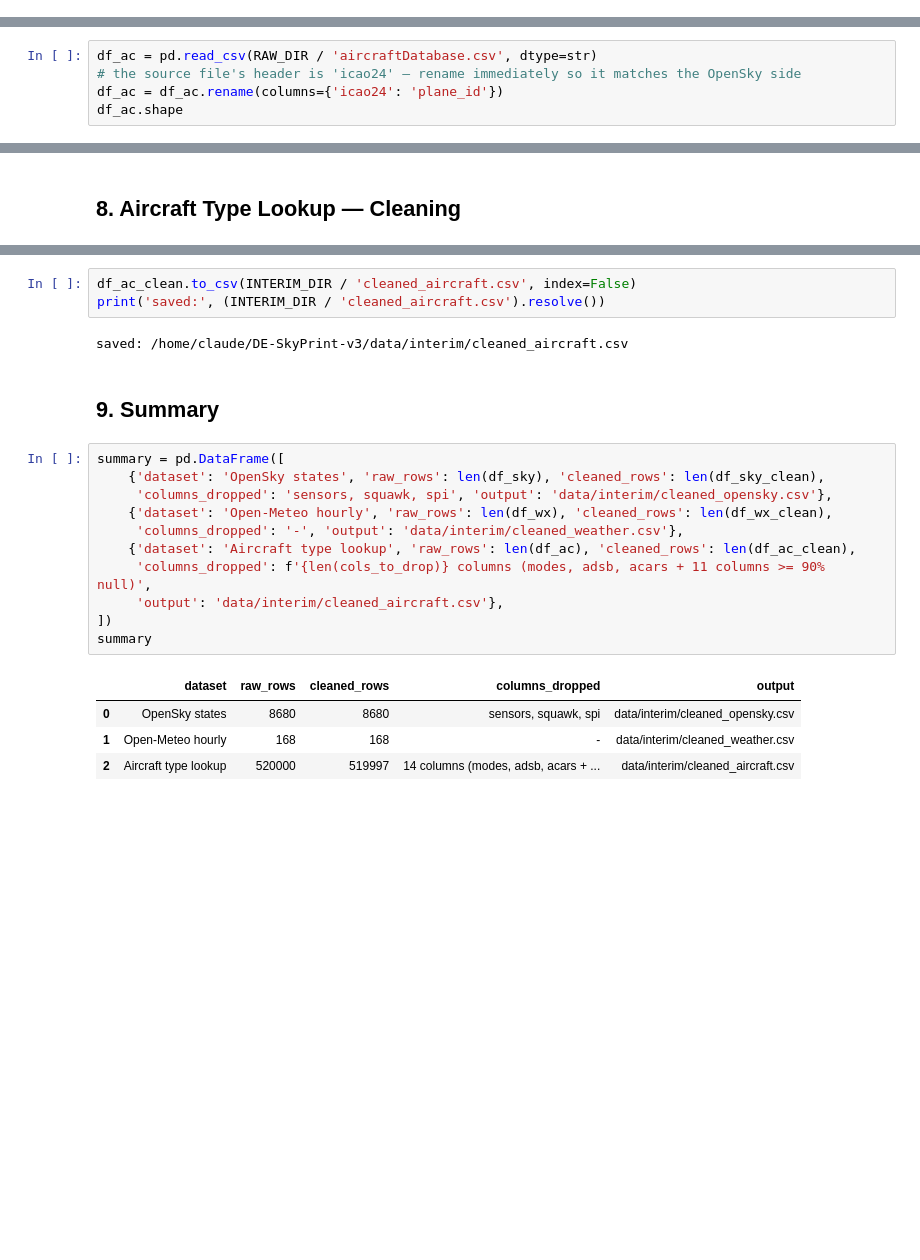
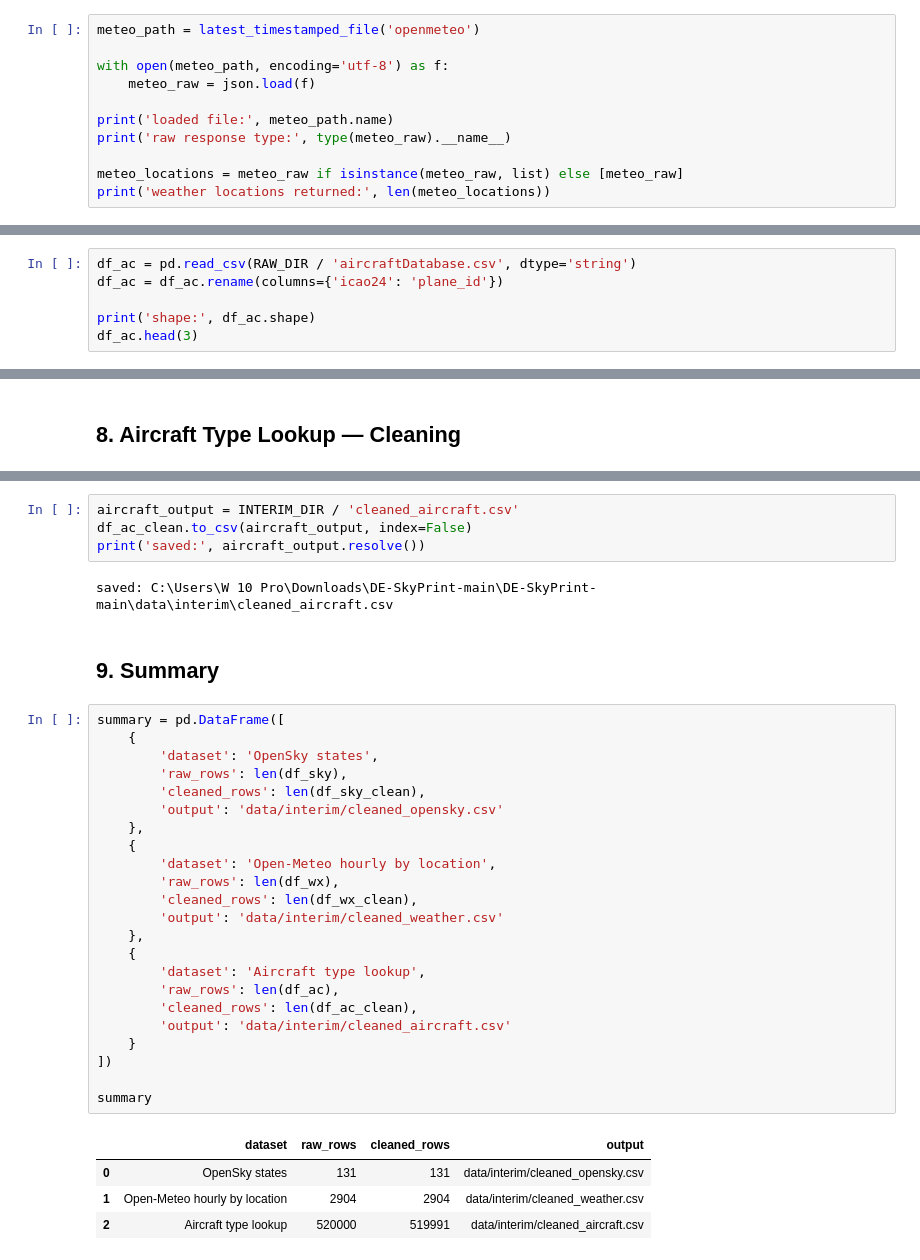
Before and after one commit to Nnoouurraa/DE-SkyPrint, a Jupyter notebook: notebooks/02_profile_clean.ipynb, the cells around one changed output, grey strips where cells are left out. Cells and saved outputs as stored; diff of their text form; blank space fills up the shorter version.

Commit message:
Update Task 2: re-run cleaning with new extraction data

```diff
--- a/notebooks/02_profile_clean.ipynb
+++ b/notebooks/02_profile_clean.ipynb
@@ -259,0 +264,11 @@ df_wx.head()
+# %%
+meteo_path = latest_timestamped_file('openmeteo')
+
+with open(meteo_path, encoding='utf-8') as f:
+    meteo_raw = json.load(f)
+
+print('loaded file:', meteo_path.name)
+print('raw response type:', type(meteo_raw).__name__)
+
+meteo_locations = meteo_raw if isinstance(meteo_raw, list) else [meteo_raw]
+print('weather locations returned:', len(meteo_locations))
@@ -323,6 +471,7 @@ saved: /home/claude/DE-SkyPrint-v3/data/interim/cleaned_weather.csv
 # %%
-df_ac = pd.read_csv(RAW_DIR / 'aircraftDatabase.csv', dtype=str)
-# the source file's header is 'icao24' — rename immediately so it matches the OpenSky side
+df_ac = pd.read_csv(RAW_DIR / 'aircraftDatabase.csv', dtype='string')
 df_ac = df_ac.rename(columns={'icao24': 'plane_id'})
-df_ac.shape
+
+print('shape:', df_ac.shape)
+df_ac.head(3)
 # %% [output]
@@ -454,23 +742,36 @@ df_ac_clean.head()
 # %%
-df_ac_clean.to_csv(INTERIM_DIR / 'cleaned_aircraft.csv', index=False)
-print('saved:', (INTERIM_DIR / 'cleaned_aircraft.csv').resolve())
+aircraft_output = INTERIM_DIR / 'cleaned_aircraft.csv'
+df_ac_clean.to_csv(aircraft_output, index=False)
+print('saved:', aircraft_output.resolve())
 # %% [output]
-saved: /home/claude/DE-SkyPrint-v3/data/interim/cleaned_aircraft.csv
+saved: C:\Users\W 10 Pro\Downloads\DE-SkyPrint-main\DE-SkyPrint-main\data\interim\cleaned_aircraft.csv
 # %% [markdown]
 ## 9. Summary
 # %%
 summary = pd.DataFrame([
-    {'dataset': 'OpenSky states', 'raw_rows': len(df_sky), 'cleaned_rows': len(df_sky_clean),
-     'columns_dropped': 'sensors, squawk, spi', 'output': 'data/interim/cleaned_opensky.csv'},
-    {'dataset': 'Open-Meteo hourly', 'raw_rows': len(df_wx), 'cleaned_rows': len(df_wx_clean),
-     'columns_dropped': '-', 'output': 'data/interim/cleaned_weather.csv'},
-    {'dataset': 'Aircraft type lookup', 'raw_rows': len(df_ac), 'cleaned_rows': len(df_ac_clean),
-     'columns_dropped': f'{len(cols_to_drop)} columns (modes, adsb, acars + 11 columns >= 90% null)',
-     'output': 'data/interim/cleaned_aircraft.csv'},
+    {
+        'dataset': 'OpenSky states',
+        'raw_rows': len(df_sky),
+        'cleaned_rows': len(df_sky_clean),
+        'output': 'data/interim/cleaned_opensky.csv'
+    },
+    {
+        'dataset': 'Open-Meteo hourly by location',
+        'raw_rows': len(df_wx),
+        'cleaned_rows': len(df_wx_clean),
+        'output': 'data/interim/cleaned_weather.csv'
+    },
+    {
+        'dataset': 'Aircraft type lookup',
+        'raw_rows': len(df_ac),
+        'cleaned_rows': len(df_ac_clean),
+        'output': 'data/interim/cleaned_aircraft.csv'
+    }
 ])
+
 summary
 # %% [output]
-|  | dataset | raw_rows | cleaned_rows | columns_dropped | output |
-| 0 | OpenSky states | 8680 | 8680 | sensors, squawk, spi | data/interim/cleaned_opensky.csv |
-| 1 | Open-Meteo hourly | 168 | 168 | - | data/interim/cleaned_weather.csv |
-| 2 | Aircraft type lookup | 520000 | 519997 | 14 columns (modes, adsb, acars + ... | data/interim/cleaned_aircraft.csv |
+|  | dataset | raw_rows | cleaned_rows | output |
+| 0 | OpenSky states | 131 | 131 | data/interim/cleaned_opensky.csv |
+| 1 | Open-Meteo hourly by location | 2904 | 2904 | data/interim/cleaned_weather.csv |
+| 2 | Aircraft type lookup | 520000 | 519991 | data/interim/cleaned_aircraft.csv |
```
Also changed, not shown: parts of 49 cells of this notebook, 3 other files.
